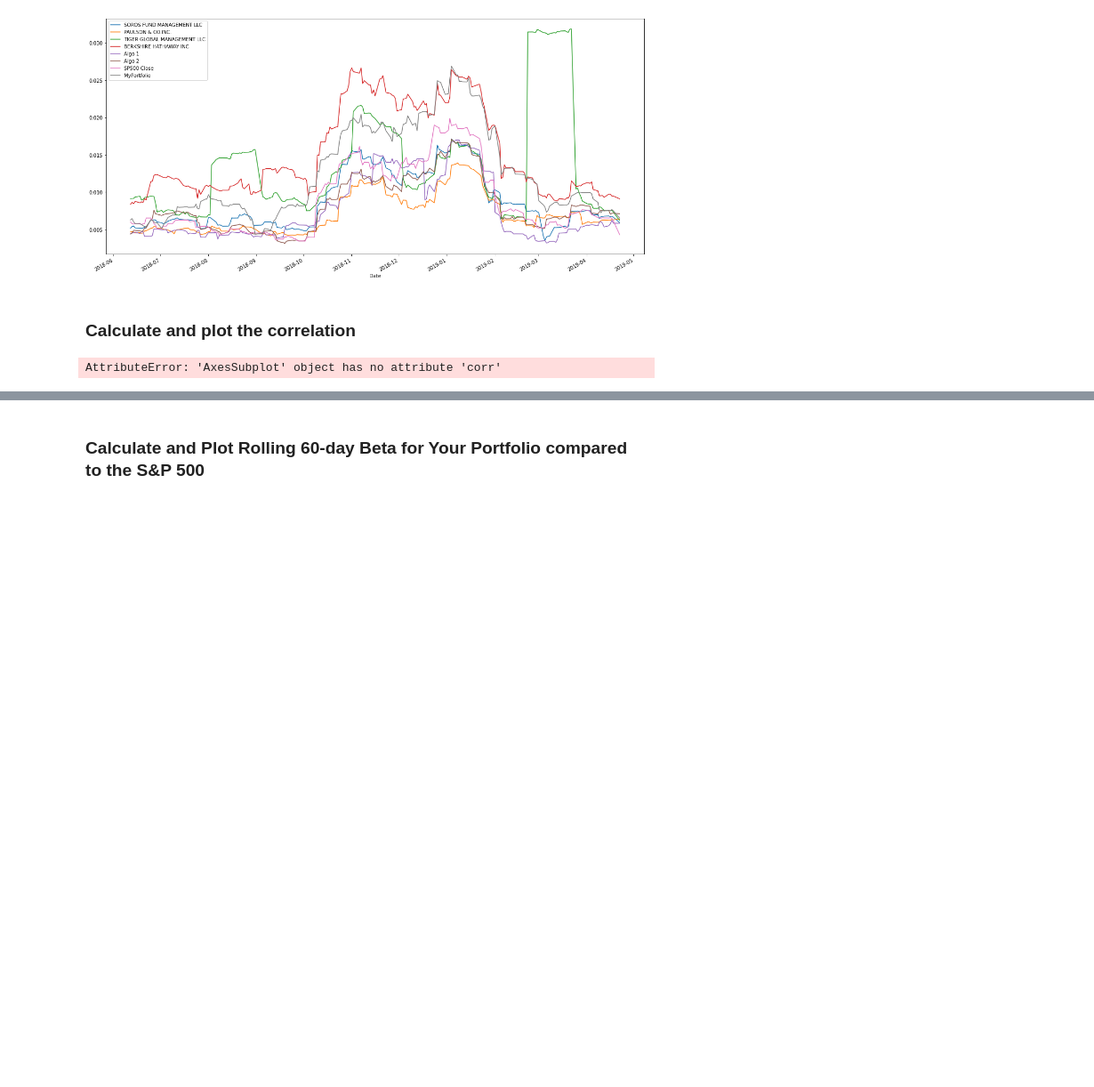
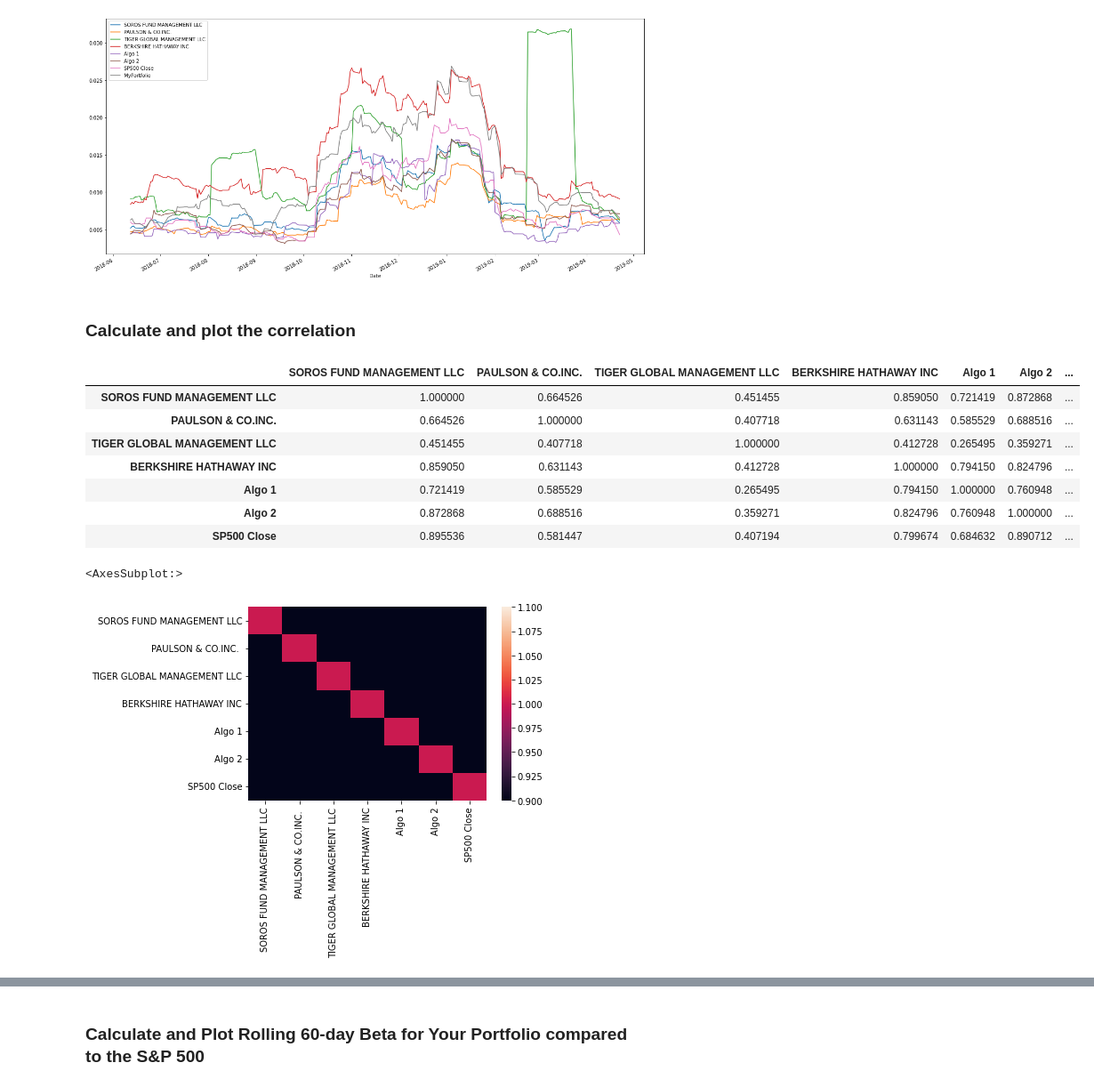
Before and after one commit to scottcearley/FinTech-Module4, a Jupyter notebook: Starter_Code/whale_analysis.ipynb, the cells around one changed output, grey strips where cells are left out. Shown at 89% size. Drawn from its saved outputs; the diff is of its cells as text; code cells hidden in the pictures; blank space fills up the shorter version.

```diff
--- a/Starter_Code/whale_analysis.ipynb
+++ b/Starter_Code/whale_analysis.ipynb
@@ -713,8 +726,18 @@ rolling_21_std.plot(figsize=(20,10))
 ### Calculate and plot the correlation
 # %%
 # Calculate and plot the correlation
-correlation = rolling_21_std.corr()
-correlation
+correlation = joined_data_rows.rolling(window=21).std().corr()
+display(correlation)
+#correlation
 sns.heatmap(correlation, vmin=1, vmax=1)
 # %% [output]
+|  | SOROS FUND MANAGEMENT LLC | PAULSON & CO.INC. | TIGER GLOBAL MANAGEMENT LLC | BERKSHIRE HATHAWAY INC | Algo 1 | Algo 2 | ... |
+| SOROS FUND MANAGEMENT LLC | 1.000000 | 0.664526 | 0.451455 | 0.859050 | 0.721419 | 0.872868 | ... |
+| PAULSON & CO.INC. | 0.664526 | 1.000000 | 0.407718 | 0.631143 | 0.585529 | 0.688516 | ... |
+| TIGER GLOBAL MANAGEMENT LLC | 0.451455 | 0.407718 | 1.000000 | 0.412728 | 0.265495 | 0.359271 | ... |
+| BERKSHIRE HATHAWAY INC | 0.859050 | 0.631143 | 0.412728 | 1.000000 | 0.794150 | 0.824796 | ... |
+| Algo 1 | 0.721419 | 0.585529 | 0.265495 | 0.794150 | 1.000000 | 0.760948 | ... |
+| Algo 2 | 0.872868 | 0.688516 | 0.359271 | 0.824796 | 0.760948 | 1.000000 | ... |
+| SP500 Close | 0.895536 | 0.581447 | 0.407194 | 0.799674 | 0.684632 | 0.890712 | ... |
-AttributeError: 'AxesSubplot' object has no attribute 'corr'
+<AxesSubplot:>
+[figure, added]
```
Also changed, not shown: parts of 6 cells of this notebook, 2 other files.
